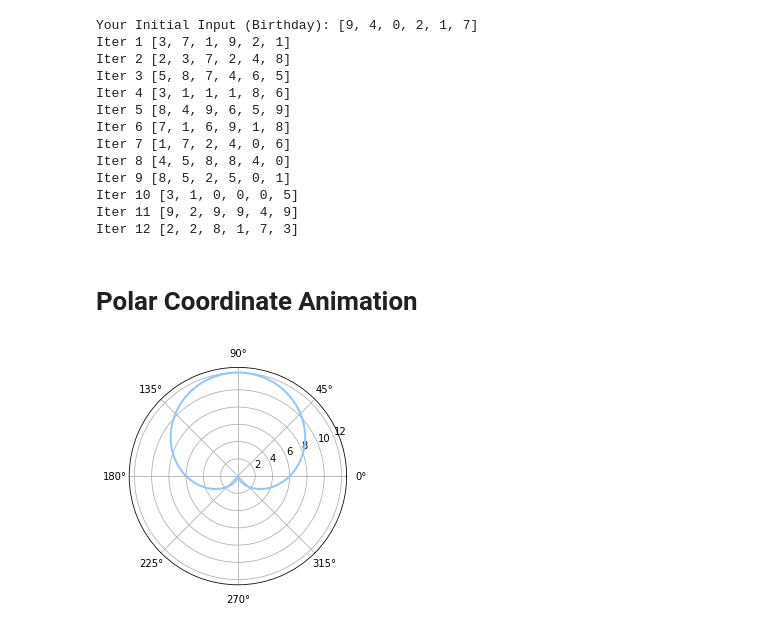
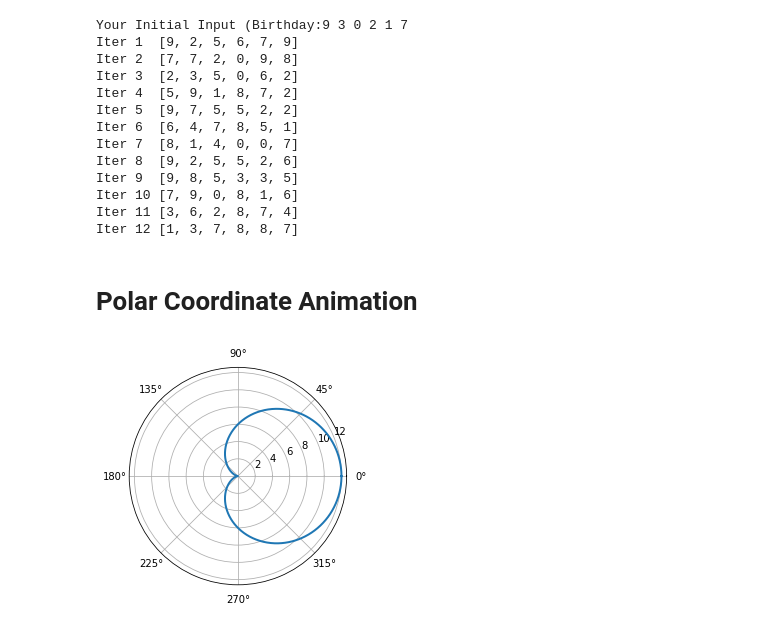
Before and after one commit to YJCheng1210/Thesis, a Jupyter notebook: Thesis.ipynb, the cells around one changed output. Cells and saved outputs as stored; diff of their text form; code cells hidden in the pictures.

```diff
--- a/Thesis.ipynb
+++ b/Thesis.ipynb
@@ -9,69 +9,63 @@ def code_create(list1):
     a2 = func(list1[2], list1[3])
     a3 = func(list1[4], list1[5])
     num = (a1 * a2 * a3) / (a1 + a2 + a3)
-    num = num - int(num)
-    num = round(num*1000000,0)
-    num_str = str(num)
+    num = round(num, 6)
+    dumm, num_str = str(num).split('.')
     while len(num_str) < 6:
         num_str += '0'
-    return [int(s) for s in num_str[0:6:]]
+    return [int(s) for s in num_str[:6:]]
 
 input1 = input('Input your birthday(yymmdd}: ')
-shift = 6
 
 digits = [int(s) for s in input1]
-print(f'Your Initial Input (Birthday): {digits}')
-codes = []
+print(f'Your Initial Input (Birthday:', end='')
+print(*digits)
 
-for __ in range(12):
-    digits = code_create(digits)
-    codes.append(digits)
+pwd = digits.copy()
 
-for i in range(len(codes)):
-    print(f'Iter {i+1} {codes[i]}')
+for i in range(12):
+    print(f'Iter {i+1}\t{code_create(pwd)}')
+    pwd = code_create(pwd)
 # %% [output]
-Your Initial Input (Birthday): [9, 4, 0, 2, 1, 7]
-Iter 1 [3, 7, 1, 9, 2, 1]
-Iter 2 [2, 3, 7, 2, 4, 8]
-Iter 3 [5, 8, 7, 4, 6, 5]
-Iter 4 [3, 1, 1, 1, 8, 6]
-Iter 5 [8, 4, 9, 6, 5, 9]
-Iter 6 [7, 1, 6, 9, 1, 8]
-Iter 7 [1, 7, 2, 4, 0, 6]
-Iter 8 [4, 5, 8, 8, 4, 0]
-Iter 9 [8, 5, 2, 5, 0, 1]
-Iter 10 [3, 1, 0, 0, 0, 5]
-Iter 11 [9, 2, 9, 9, 4, 9]
-Iter 12 [2, 2, 8, 1, 7, 3]
+Your Initial Input (Birthday:9 3 0 2 1 7
+Iter 1  [9, 2, 5, 6, 7, 9]
+Iter 2  [7, 7, 2, 0, 9, 8]
+Iter 3  [2, 3, 5, 0, 6, 2]
+Iter 4  [5, 9, 1, 8, 7, 2]
+Iter 5  [9, 7, 5, 5, 2, 2]
+Iter 6  [6, 4, 7, 8, 5, 1]
+Iter 7  [8, 1, 4, 0, 0, 7]
+Iter 8  [9, 2, 5, 5, 2, 6]
+Iter 9  [9, 8, 5, 3, 3, 5]
+Iter 10 [7, 9, 0, 8, 1, 6]
+Iter 11 [3, 6, 2, 8, 7, 4]
+Iter 12 [1, 3, 7, 8, 8, 7]
 # %% [markdown]
 # Polar Coordinate Animation
 # %%
 import numpy as np
 import random
 import matplotlib.pyplot as plt
 import matplotlib.colors as colors
 import matplotlib.animation as animation
 
 all_colors = [item for item in colors.cnames]
-
 graph = plt.subplot(111, polar=True)
 theta = np.linspace(0, 2*np.pi, 1000)
 
-cmap = plt.get_cmap('Greys')
-
 def init():
-    r = 6 * (1 + np.sin(theta))
+    r = 6 * (1 + np.cos(theta))
     return graph.plot(theta, r, color=random.shuffle(all_colors), linewidth=2)
 
-
 def animate(i):
-    r = 6 * (1 + np.sin(theta+i*0.125*np.pi))
+    r = 6 * (1 + np.cos(theta-i*0.25*np.pi))
     return graph.plot(theta, r, color=random.shuffle(all_colors), linewidth=2)
 
 ani = animation.FuncAnimation(
-    plt.gcf(), animate, init_func=init, interval=2, blit=True, save_count=16)
+    plt.gcf(), animate, init_func=init, interval=2, blit=True, save_count=8)
+
 plt.show()
 
 ani.save('heart.gif', writer = 'pillow')
 # %% [output]
-[figure, old version]
+[figure, new version]
```
